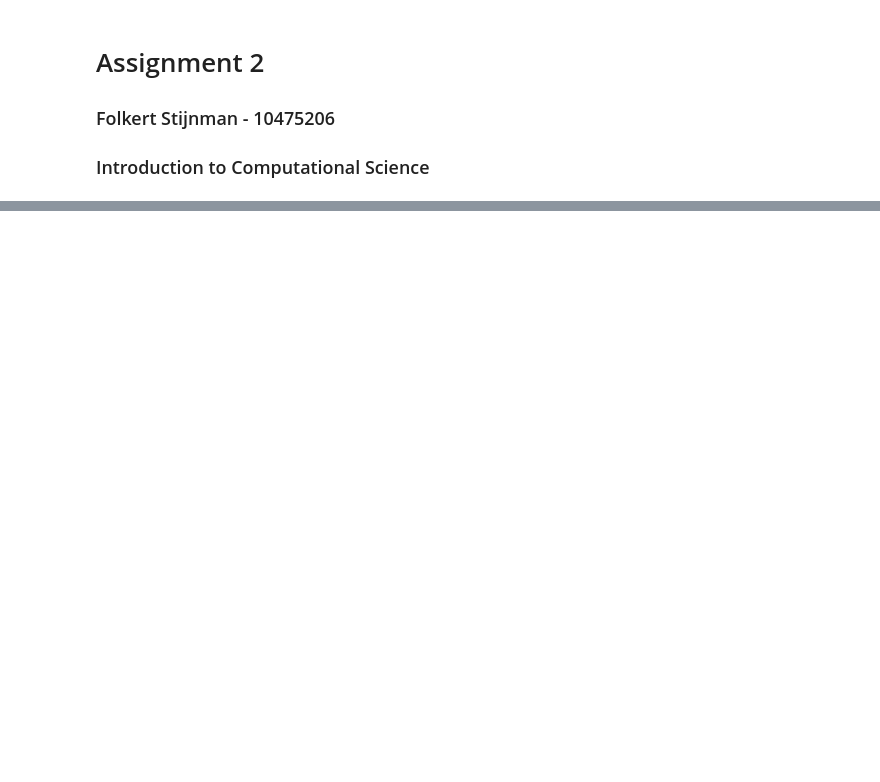
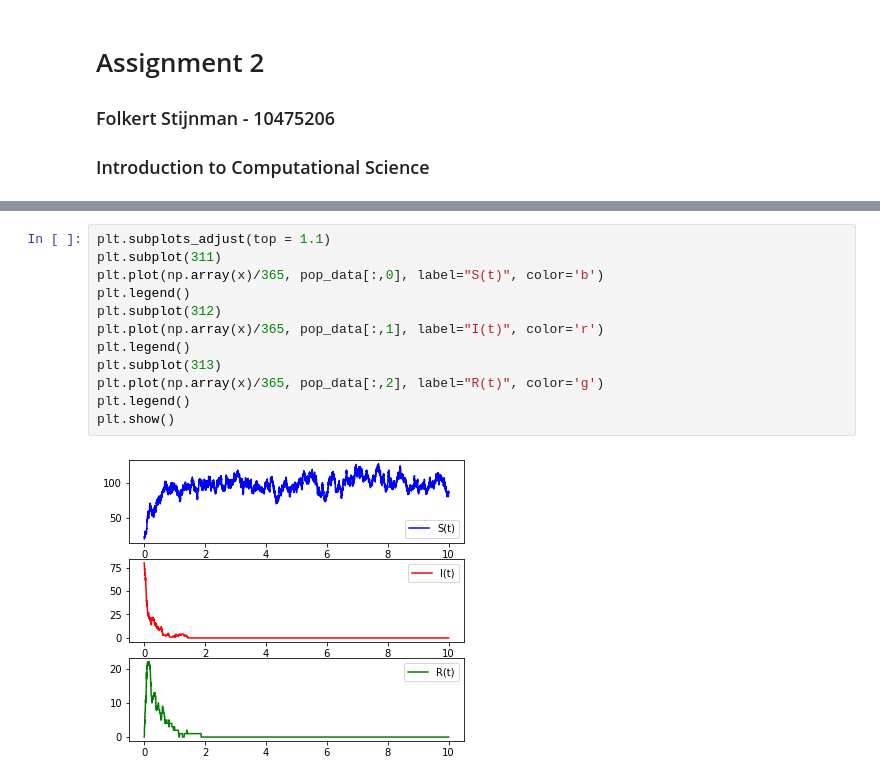
Before and after one commit to Folkert94/ICLS, a Jupyter notebook: Assignment/2/F_Stijnman_10475206_assignment2.ipynb, the cells around one changed output, grey strips where cells are left out. Drawn from its saved outputs; the diff is of its cells as text; blank space fills up the shorter version.

```diff
--- a/Assignment/2/F_Stijnman_10475206_assignment2.ipynb
+++ b/Assignment/2/F_Stijnman_10475206_assignment2.ipynb
@@ -123 +125,15 @@ print(R_0)
 3.02
+# %%
+plt.subplots_adjust(top = 1.1)
+plt.subplot(311)
+plt.plot(np.array(x)/365, pop_data[:,0], label="S(t)", color='b')
+plt.legend()
+plt.subplot(312)
+plt.plot(np.array(x)/365, pop_data[:,1], label="I(t)", color='r')
+plt.legend()
+plt.subplot(313)
+plt.plot(np.array(x)/365, pop_data[:,2], label="R(t)", color='g')
+plt.legend()
+plt.show()
+# %% [output]
+[figure, added]
```
Also changed, not shown: parts of 3 cells of this notebook, 5 other files.
